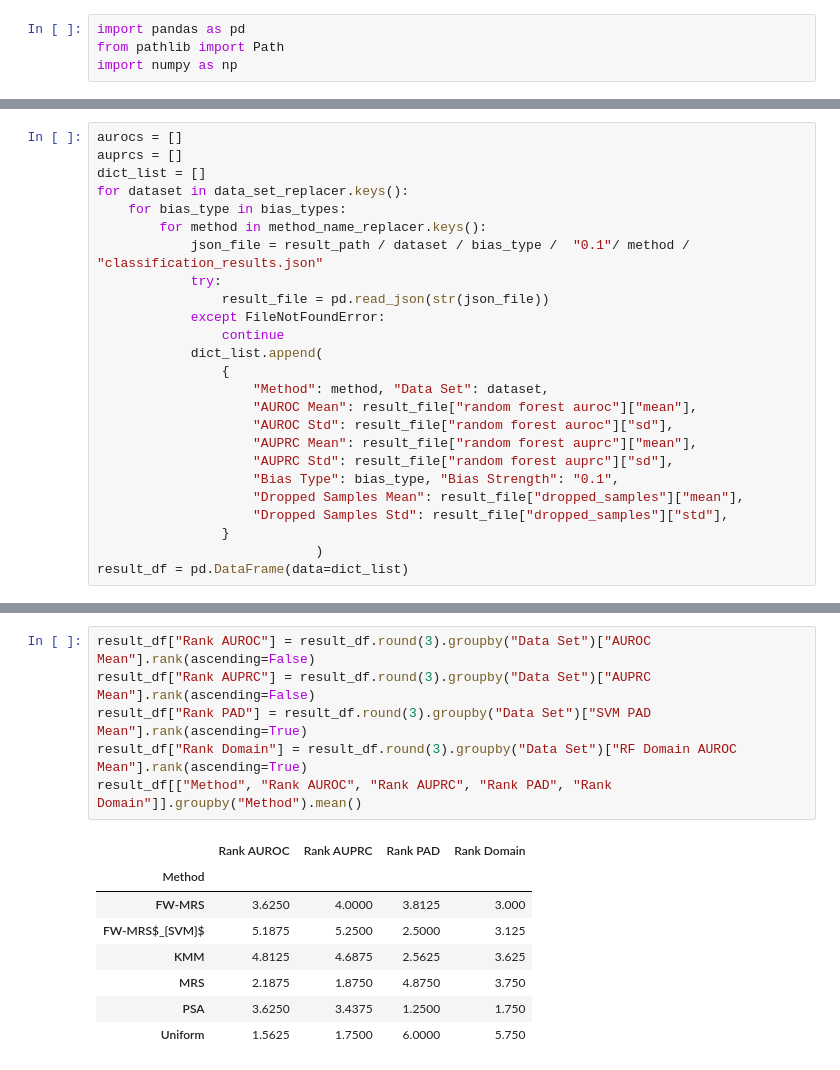
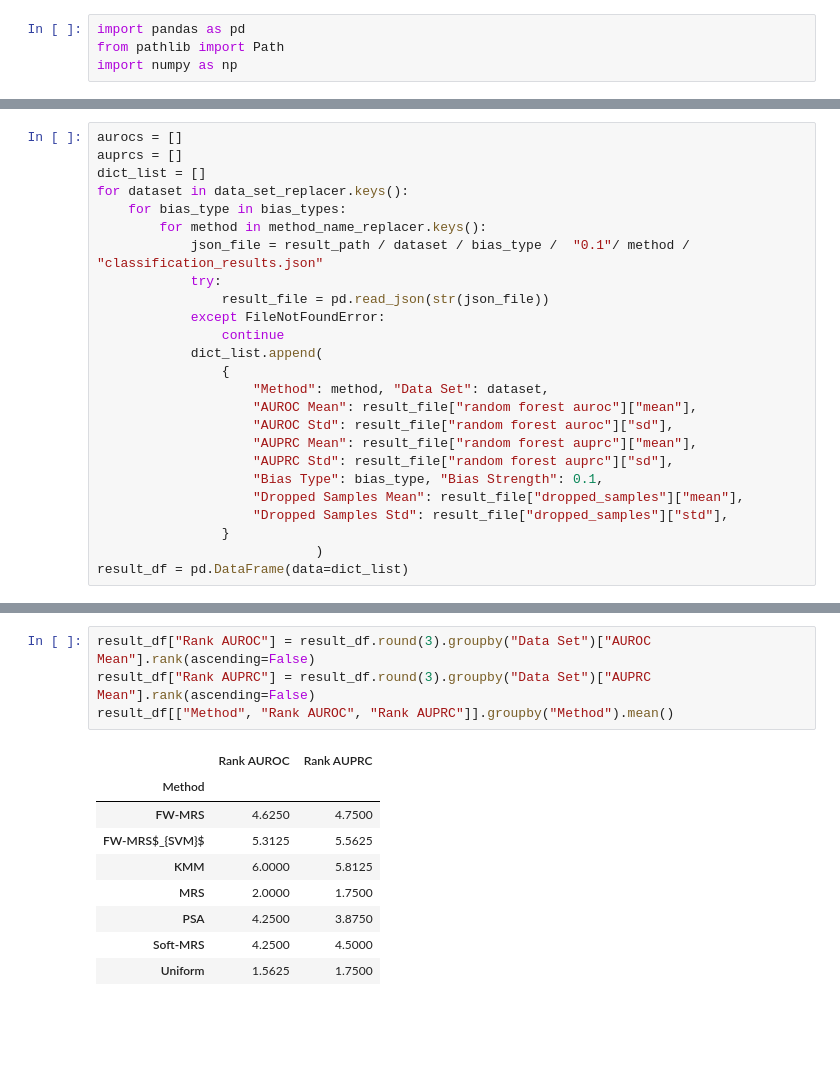
Before and after one commit to kramerlab/FeatureWeightDebiasing, a Jupyter notebook: notebooks/create_downstream_task_tables.ipynb, the cells around one changed output, grey strips where cells are left out. Drawn from its saved outputs; the diff is of its cells as text; blank space fills up the shorter version.

```diff
--- a/notebooks/create_downstream_task_tables.ipynb
+++ b/notebooks/create_downstream_task_tables.ipynb
@@ -42,7 +42,7 @@ for dataset in data_set_replacer.keys():
                     "AUROC Std": result_file["random forest auroc"]["sd"],
                     "AUPRC Mean": result_file["random forest auprc"]["mean"],
                     "AUPRC Std": result_file["random forest auprc"]["sd"],
-                    "Bias Type": bias_type, "Bias Strength": "0.1",
+                    "Bias Type": bias_type, "Bias Strength": 0.1,
                     "Dropped Samples Mean": result_file["dropped_samples"]["mean"],
                     "Dropped Samples Std": result_file["dropped_samples"]["std"],
                 }
@@ -257,15 +172,14 @@ result_df.round(3)
 # %%
 result_df["Rank AUROC"] = result_df.round(3).groupby("Data Set")["AUROC Mean"].rank(ascending=False)
 result_df["Rank AUPRC"] = result_df.round(3).groupby("Data Set")["AUPRC Mean"].rank(ascending=False)
-result_df["Rank PAD"] = result_df.round(3).groupby("Data Set")["SVM PAD Mean"].rank(ascending=True)
-result_df["Rank Domain"] = result_df.round(3).groupby("Data Set")["RF Domain AUROC Mean"].rank(ascending=True)
-result_df[["Method", "Rank AUROC", "Rank AUPRC", "Rank PAD", "Rank Domain"]].groupby("Method").mean()
+result_df[["Method", "Rank AUROC", "Rank AUPRC"]].groupby("Method").mean()
 # %% [output]
-|  | Rank AUROC | Rank AUPRC | Rank PAD | Rank Domain |
-| Method |  |  |  |  |
-| FW-MRS | 3.6250 | 4.0000 | 3.8125 | 3.000 |
-| FW-MRS$_{SVM}$ | 5.1875 | 5.2500 | 2.5000 | 3.125 |
-| KMM | 4.8125 | 4.6875 | 2.5625 | 3.625 |
-| MRS | 2.1875 | 1.8750 | 4.8750 | 3.750 |
-| PSA | 3.6250 | 3.4375 | 1.2500 | 1.750 |
-| Uniform | 1.5625 | 1.7500 | 6.0000 | 5.750 |
+|  | Rank AUROC | Rank AUPRC |
+| Method |  |  |
+| FW-MRS | 4.6250 | 4.7500 |
+| FW-MRS$_{SVM}$ | 5.3125 | 5.5625 |
+| KMM | 6.0000 | 5.8125 |
+| MRS | 2.0000 | 1.7500 |
+| PSA | 4.2500 | 3.8750 |
+| Soft-MRS | 4.2500 | 4.5000 |
+| Uniform | 1.5625 | 1.7500 |
```
Also changed, not shown: parts of 7 cells of this notebook, 6 other files.
